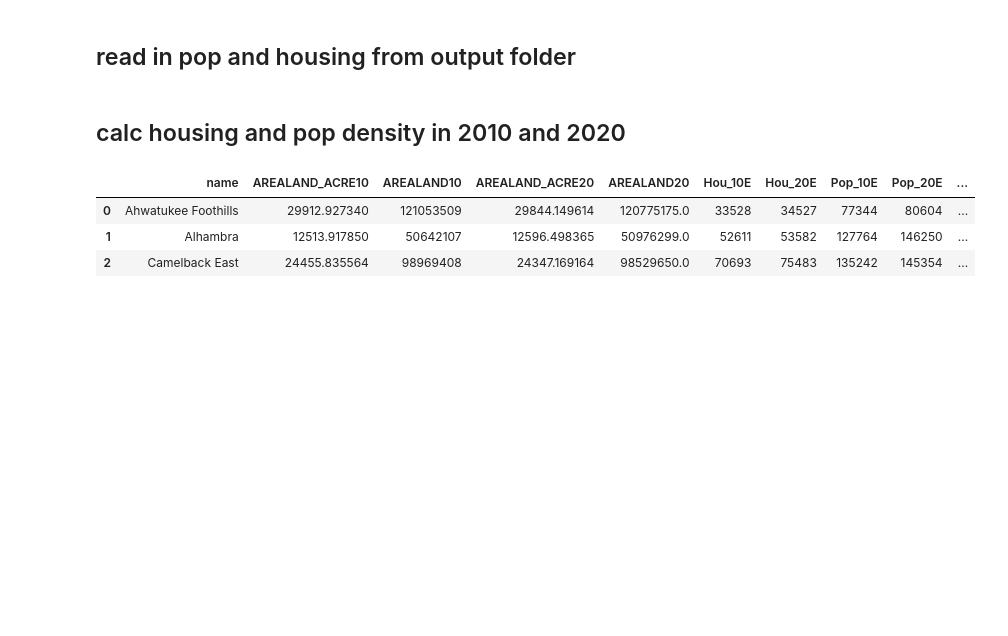
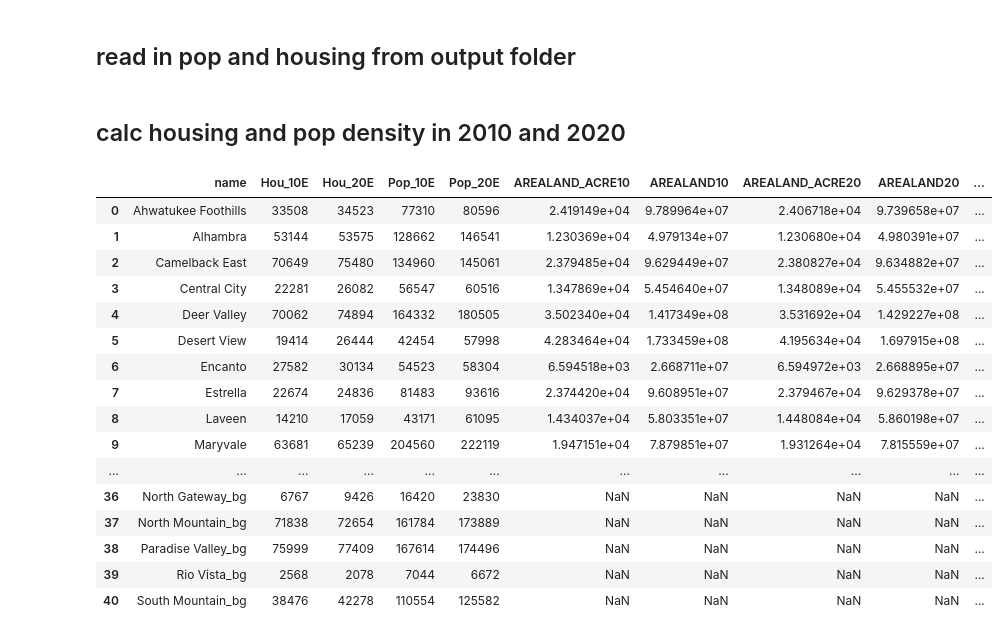
Before and after one commit to daragoldberg/phx, a Jupyter notebook: notebooks/Cen_Pop_Hou_Density.ipynb, the cells around one changed output. Cells and saved outputs as stored; diff of their text form; code cells hidden in the pictures; blank space fills up the shorter version.

```diff
--- a/notebooks/Cen_Pop_Hou_Density.ipynb
+++ b/notebooks/Cen_Pop_Hou_Density.ipynb
@@ -24,0 +10,15 @@ uv = pd.merge(uv10,uv20,how='left',on='name')
+# %%
+blk_10 = pd.read_csv('../data/geo/blk_vil_10_reduced.csv')
+blk_20 = pd.read_csv('../data/geo/blk_vil_20_reduced.csv')
+
+blk_10 = blk_10[['name','land_acre','aland']].copy()
+blk_10 = blk_10.groupby(['name']).sum().reset_index()
+blk_10.rename(columns={'land_acre':'AREALAND_ACRE10','aland':'AREALAND10'},\
+                        inplace=True)
+
+blk_20 = blk_20[['name','land_acre','aland']].copy()
+blk_20 = blk_20.groupby(['name']).sum().reset_index()
+blk_20.rename(columns={'land_acre':'AREALAND_ACRE20','aland':'AREALAND20'},\
+                        inplace=True)
+# %%
+blk = pd.merge(blk_10,blk_20,how='left',on='name')
@@ -71,7 +86,7 @@ us = us.drop(['FUNCSTAT','AREAWATER10','AREAWATER20'],axis=1)
 # %% [markdown]
 ## make big geography table - no urban vil
 # %%
-geos = pd.concat([uv,places,mar,az,us])
+geos = pd.concat([blk,places,mar,az,us])
 # %% [markdown]
 ## read in pop and housing from output folder
 # %%
@@ -81,18 +96,31 @@ data = data[['name','Hou_10E','Hou_20E','Pop_10E','Pop_20E']]
 # %% [markdown]
 ## calc housing and pop density in 2010 and 2020
 # %%
-geos = pd.merge(geos,data,how='left',on='name')
+geos = pd.merge(data,geos,how='left',on='name')
 # %%
 geos['HouDen_10'] = geos.Hou_10E / geos.AREALAND_ACRE10
 geos['PopDen_10'] = geos.Pop_10E / geos.AREALAND_ACRE10
 geos['HouDen_20'] = geos.Hou_20E / geos.AREALAND_ACRE20
 geos['PopDen_20'] = geos.Pop_20E / geos.AREALAND_ACRE20
 # %%
-geos.head(3)
+geos
 # %% [output]
-|  | name | AREALAND_ACRE10 | AREALAND10 | AREALAND_ACRE20 | AREALAND20 | Hou_10E | Hou_20E | Pop_10E | Pop_20E | ... |
-| 0 | Ahwatukee Foothills | 29912.927340 | 121053509 | 29844.149614 | 120775175.0 | 33528 | 34527 | 77344 | 80604 | ... |
-| 1 | Alhambra | 12513.917850 | 50642107 | 12596.498365 | 50976299.0 | 52611 | 53582 | 127764 | 146250 | ... |
-| 2 | Camelback East | 24455.835564 | 98969408 | 24347.169164 | 98529650.0 | 70693 | 75483 | 135242 | 145354 | ... |
+|  | name | Hou_10E | Hou_20E | Pop_10E | Pop_20E | AREALAND_ACRE10 | AREALAND10 | AREALAND_ACRE20 | AREALAND20 | ... |
+| 0 | Ahwatukee Foothills | 33508 | 34523 | 77310 | 80596 | 2.419149e+04 | 9.789964e+07 | 2.406718e+04 | 9.739658e+07 | ... |
+| 1 | Alhambra | 53144 | 53575 | 128662 | 146541 | 1.230369e+04 | 4.979134e+07 | 1.230680e+04 | 4.980391e+07 | ... |
+| 2 | Camelback East | 70649 | 75480 | 134960 | 145061 | 2.379485e+04 | 9.629449e+07 | 2.380827e+04 | 9.634882e+07 | ... |
+| 3 | Central City | 22281 | 26082 | 56547 | 60516 | 1.347869e+04 | 5.454640e+07 | 1.348089e+04 | 5.455532e+07 | ... |
+| 4 | Deer Valley | 70062 | 74894 | 164332 | 180505 | 3.502340e+04 | 1.417349e+08 | 3.531692e+04 | 1.429227e+08 | ... |
+| 5 | Desert View | 19414 | 26444 | 42454 | 57998 | 4.283464e+04 | 1.733459e+08 | 4.195634e+04 | 1.697915e+08 | ... |
+| 6 | Encanto | 27582 | 30134 | 54523 | 58304 | 6.594518e+03 | 2.668711e+07 | 6.594972e+03 | 2.668895e+07 | ... |
+| 7 | Estrella | 22674 | 24836 | 81483 | 93616 | 2.374420e+04 | 9.608951e+07 | 2.379467e+04 | 9.629378e+07 | ... |
+| 8 | Laveen | 14210 | 17059 | 43171 | 61095 | 1.434037e+04 | 5.803351e+07 | 1.448084e+04 | 5.860198e+07 | ... |
+| 9 | Maryvale | 63681 | 65239 | 204560 | 222119 | 1.947151e+04 | 7.879851e+07 | 1.931264e+04 | 7.815559e+07 | ... |
+| ... | ... | ... | ... | ... | ... | ... | ... | ... | ... | ... |
+| 36 | North Gateway_bg | 6767 | 9426 | 16420 | 23830 | NaN | NaN | NaN | NaN | ... |
+| 37 | North Mountain_bg | 71838 | 72654 | 161784 | 173889 | NaN | NaN | NaN | NaN | ... |
+| 38 | Paradise Valley_bg | 75999 | 77409 | 167614 | 174496 | NaN | NaN | NaN | NaN | ... |
+| 39 | Rio Vista_bg | 2568 | 2078 | 7044 | 6672 | NaN | NaN | NaN | NaN | ... |
+| 40 | South Mountain_bg | 38476 | 42278 | 110554 | 125582 | NaN | NaN | NaN | NaN | ... |
 # %%
 geos.to_csv('output/dec_pop_hou_den.csv',index=False)
```
Also changed, not shown: parts of 9 cells of this notebook, 1 other file.
